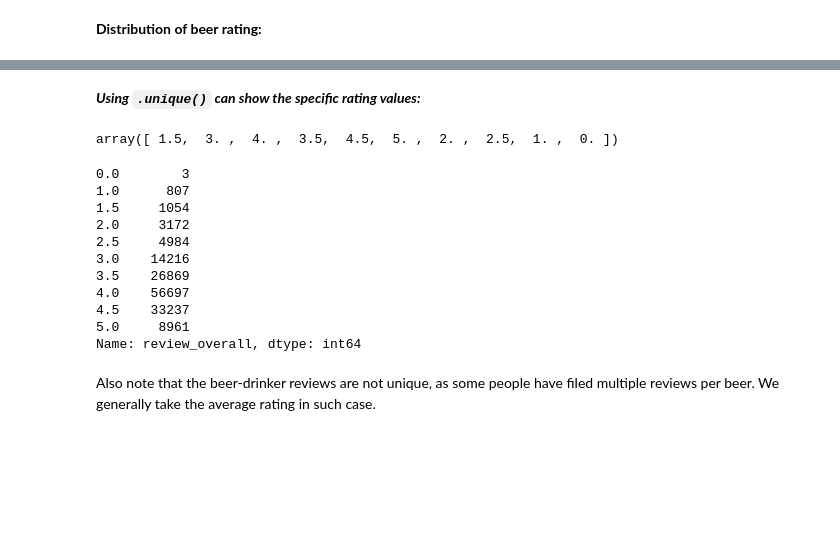
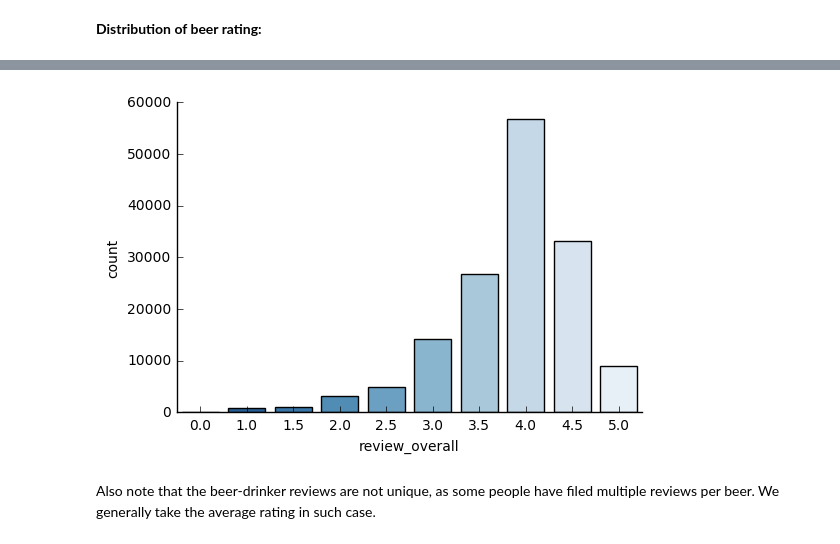
Before and after one commit to sarahpark23/RecommenderSystems, a Jupyter notebook: recommending_beers_content-based.ipynb, the cells around one changed output, grey strips where cells are left out. Saved outputs shown, nothing was run; the diff lists cells and outputs as text; code cells hidden in the pictures; blank space fills up the shorter version.

Commit message:
Replace plt with seaborn to plot histogram

```diff
--- a/recommending_beers_content-based.ipynb
+++ b/recommending_beers_content-based.ipynb
@@ -183,23 +180,8 @@ plt.title("Overall beer rating");
-# %% [markdown]
-***Using `.unique()` can show the specific rating values:***
-# %%
-data.review_overall.unique()
-# %% [output]
-array([ 1.5,  3. ,  4. ,  3.5,  4.5,  5. ,  2. ,  2.5,  1. ,  0. ])
-# %%
-data.review_overall.value_counts().sort_index()
-# %% [output]
-0.0        3
-1.0      807
-1.5     1054
-2.0     3172
-2.5     4984
-3.0    14216
-3.5    26869
-4.0    56697
-4.5    33237
-5.0     8961
-Name: review_overall, dtype: int64
+# %%
+sb.countplot(data.review_overall, palette='Blues_r')
+sb.despine();
+# %% [output]
+[figure, added]
 # %% [markdown]
 Also note that the beer-drinker reviews are not unique, as some people have filed multiple reviews per beer.  We generally take the average rating in such case.
 # %%
```
Also changed, not shown: parts of 4 cells of this notebook.
